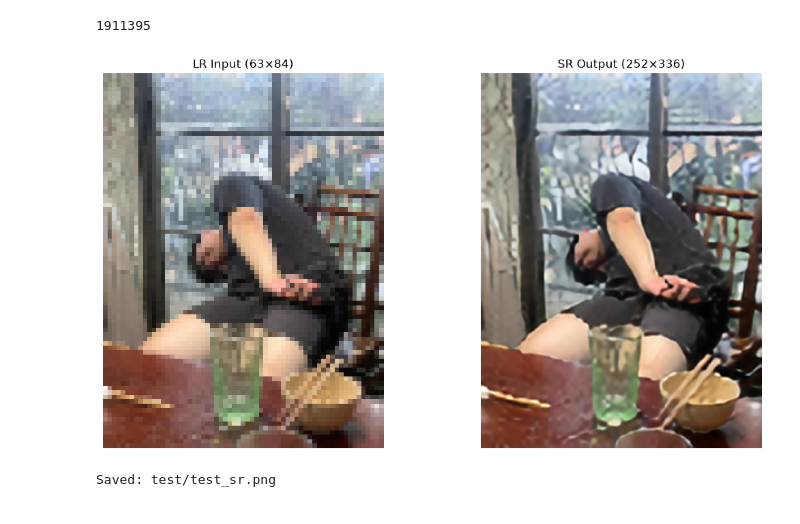
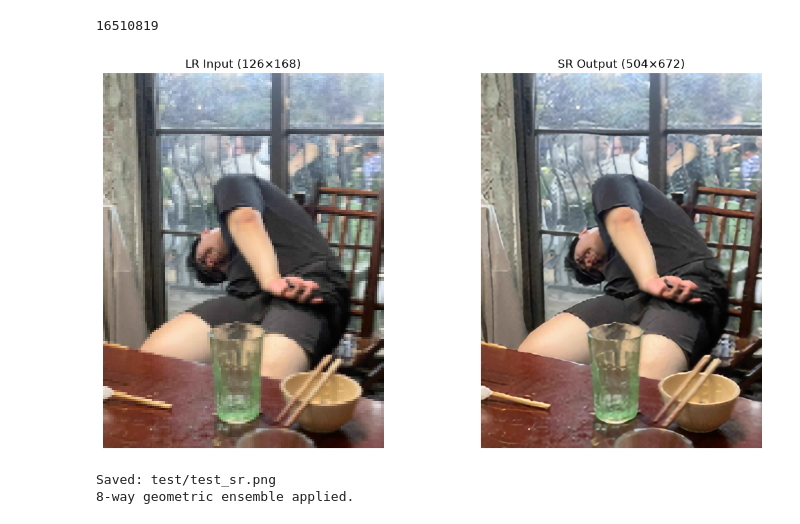
Before and after one commit to DoDoanHoangDu/DuSS, a Jupyter notebook: test.ipynb, the cells around one changed output. Cells and saved outputs as stored; diff of their text form; code cells hidden in the pictures.

Commit message:
finished deep rcan

```diff
--- a/test.ipynb
+++ b/test.ipynb
@@ -63,15 +184,16 @@ device = torch.device("cuda" if torch.cuda.is_available() else "cpu")
 # %%
 model = FasterRCAN()
 print(sum(p.numel() for p in model.parameters() if p.requires_grad))
 
 upscale_image(
     model=model,
-    model_path="weights/faster_rcan_07.pth",
-    image_path="test/download.png",
+    model_path="weights/faster_rcan_04.pth",
+    image_path="test/thanhbeo_edited.png",
     output_path="test/test_sr.png",
     device=device
 )
 # %% [output]
-1911395
+16510819
-[figure, old version]
+[figure, new version]
 Saved: test/test_sr.png
+8-way geometric ensemble applied.
```
Also changed, not shown: parts of 2 cells of this notebook, 11 other files.
